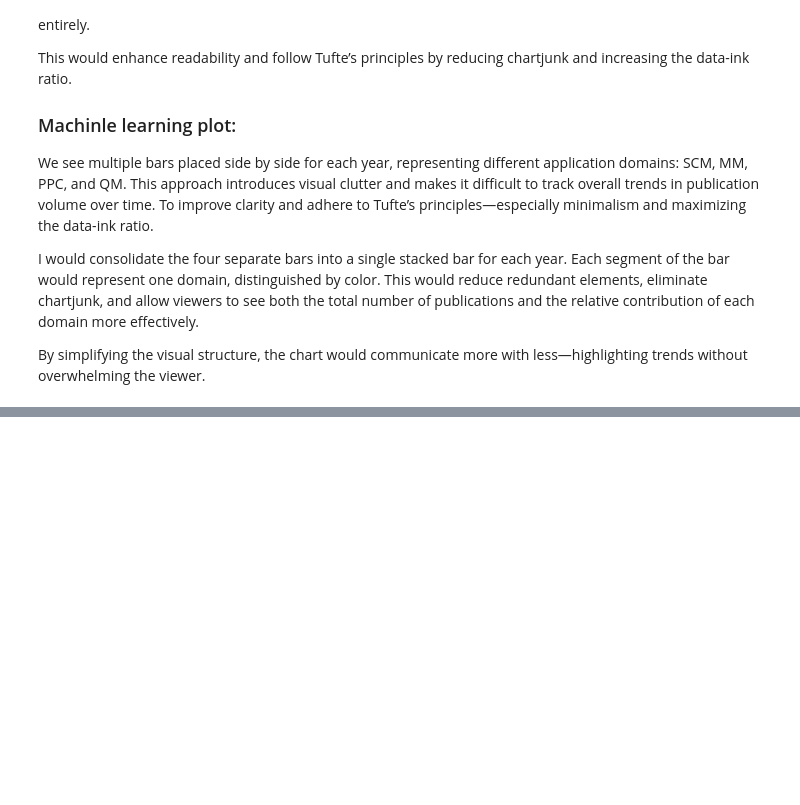
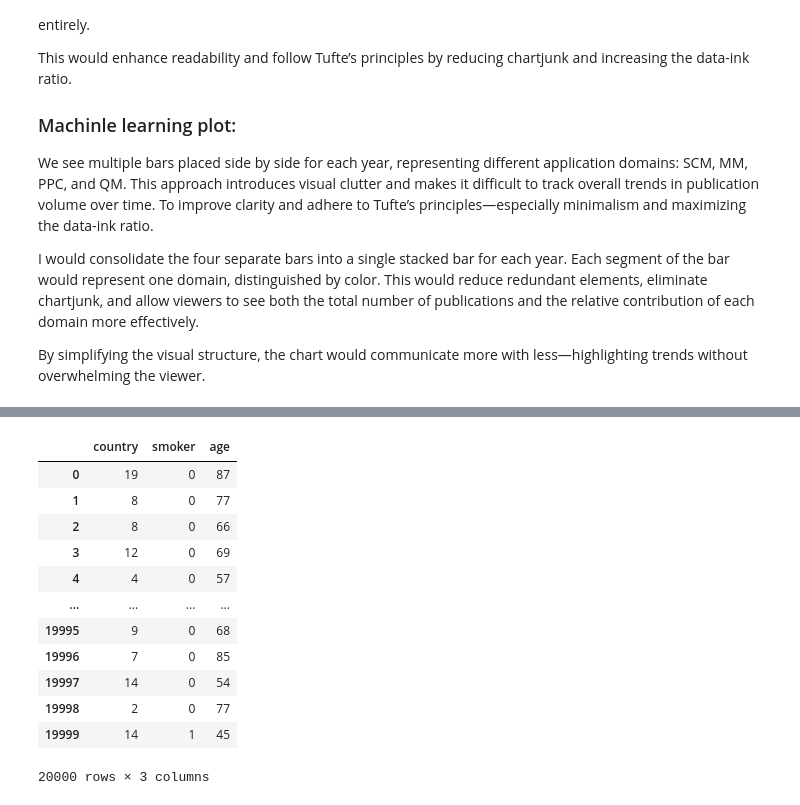
Before and after one commit to mak8427/data_visualization, a Jupyter notebook: problem-sheet-09/ex09_davide.ipynb, the cells around one changed output, grey strips where cells are left out. Saved outputs shown, nothing was run; the diff lists cells and outputs as text; code cells hidden in the pictures; blank space fills up the shorter version.

```diff
--- a/problem-sheet-09/ex09_davide.ipynb
+++ b/problem-sheet-09/ex09_davide.ipynb
@@ -15,0 +24,19 @@ By simplifying the visual structure, the chart would communicate more with less
+# %%
+data = np.load('smokers.npz')
+data = pd.DataFrame(data['data'])
+data.columns= ['country', 'smoker', 'age']
+data
+# %% [output]
+|  | country | smoker | age |
+| 0 | 19 | 0 | 87 |
+| 1 | 8 | 0 | 77 |
+| 2 | 8 | 0 | 66 |
+| 3 | 12 | 0 | 69 |
+| 4 | 4 | 0 | 57 |
+| ... | ... | ... | ... |
+| 19995 | 9 | 0 | 68 |
+| 19996 | 7 | 0 | 85 |
+| 19997 | 14 | 0 | 54 |
+| 19998 | 2 | 0 | 77 |
+| 19999 | 14 | 1 | 45 |
+20000 rows × 3 columns
```
Also changed, not shown: parts of 4 cells of this notebook.
